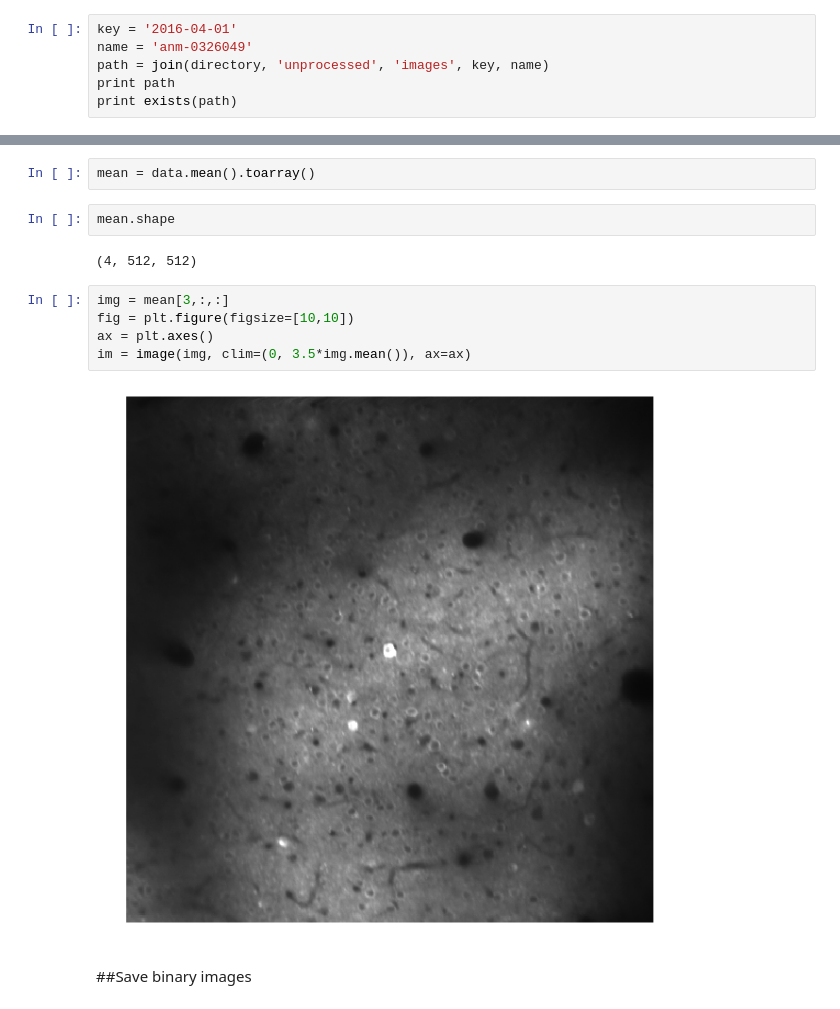
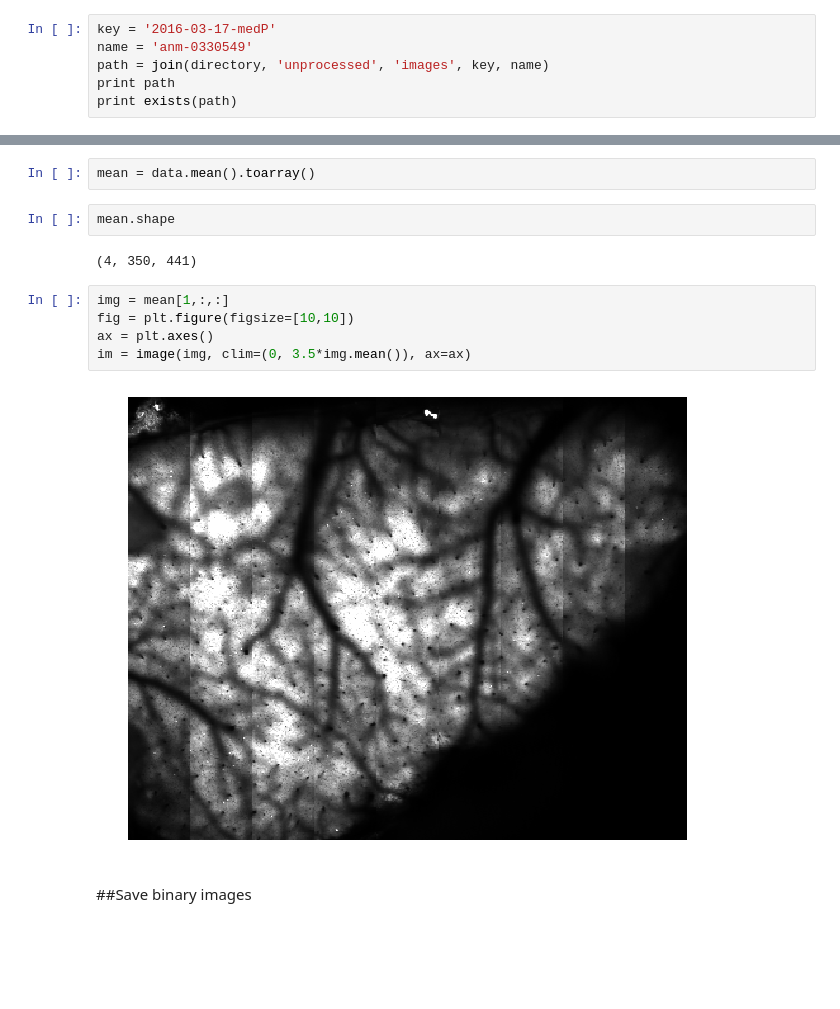
Before and after one commit to sofroniewn/2P-RAM-pipeline, a Jupyter notebook: notebooks/preprocess-images.ipynb, the cells around one changed output, grey strips where cells are left out. Cells and saved outputs as stored; diff of their text form; blank space fills up the shorter version.

```diff
--- a/notebooks/preprocess-images.ipynb
+++ b/notebooks/preprocess-images.ipynb
@@ -161,8 +161,8 @@ def reshape(oim, nrois, nlines, order):
 # %% [markdown]
 ## Load data
 # %%
-key = '2016-04-01'
-name = 'anm-0326049'
+key = '2016-03-17-medP'
+name = 'anm-0330549'
 path = join(directory, 'unprocessed', 'images', key, name)
 print path
 print exists(path)
@@ -205,14 +192,14 @@ mean = data.mean().toarray()
 # %%
 mean.shape
 # %% [output]
-(4, 512, 512)
+(4, 350, 441)
 # %%
-img = mean[3,:,:]
+img = mean[1,:,:]
 fig = plt.figure(figsize=[10,10])
 ax = plt.axes()
 im = image(img, clim=(0, 3.5*img.mean()), ax=ax)
 # %% [output]
-[figure, old version]
+[figure, new version]
 # %% [markdown]
 ##Save binary images
 # %%
```
Also changed, not shown: parts of 5 cells of this notebook.
